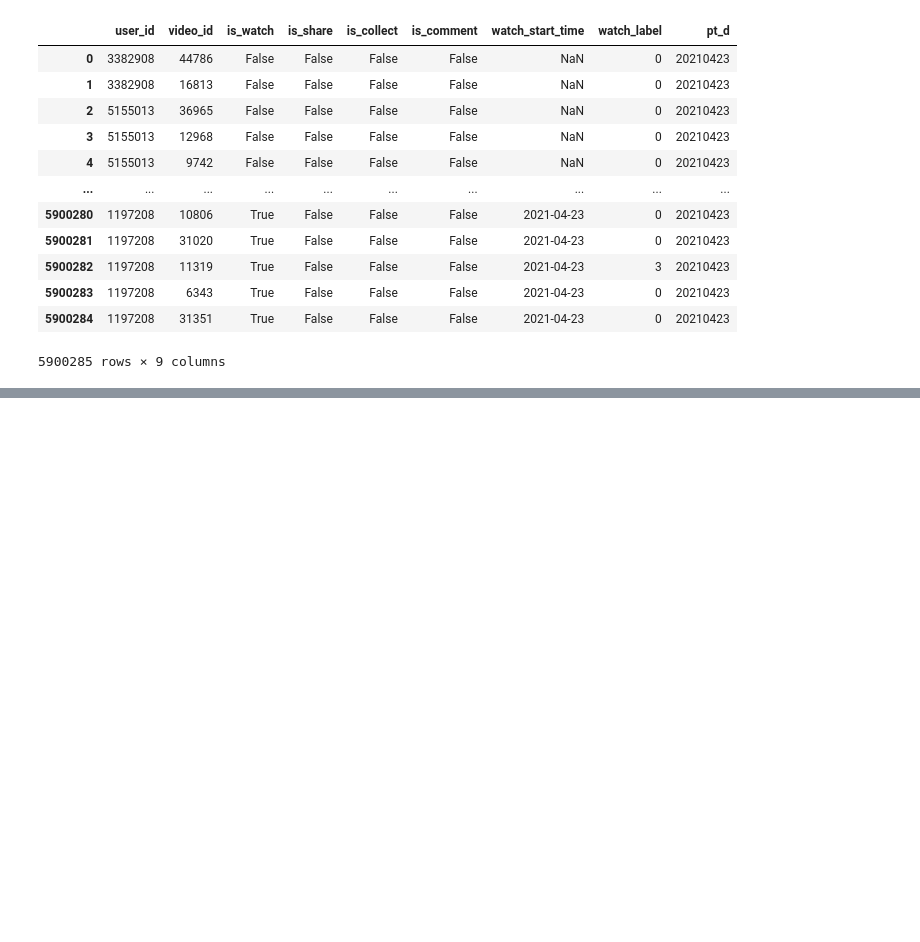
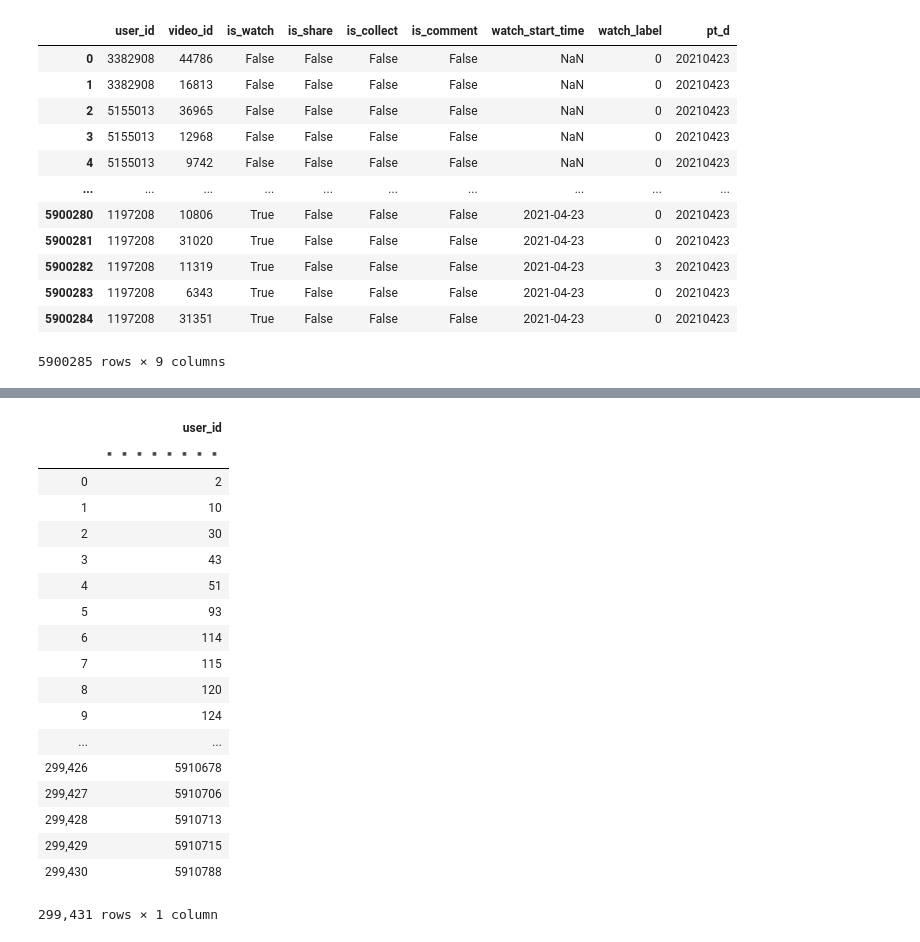
Before and after one commit to GZYZG/2021-digix-recommendation, a Jupyter notebook: embedding.ipynb, the cells around one changed output, grey strips where cells are left out. Saved outputs shown, nothing was run; the diff lists cells and outputs as text; code cells hidden in the pictures; blank space fills up the shorter version.

```diff
--- a/embedding.ipynb
+++ b/embedding.ipynb
@@ -318,0 +349,22 @@ tdf
+# %%
+dt.unique(all_action[dt.f.pt_d == 20210419, 'user_id'])
+# %% [output]
+|  | user_id |
+|  | ▪▪▪▪▪▪▪▪ |
+| 0 | 2 |
+| 1 | 10 |
+| 2 | 30 |
+| 3 | 43 |
+| 4 | 51 |
+| 5 | 93 |
+| 6 | 114 |
+| 7 | 115 |
+| 8 | 120 |
+| 9 | 124 |
+| ... | ... |
+| 299,426 | 5910678 |
+| 299,427 | 5910706 |
+| 299,428 | 5910713 |
+| 299,429 | 5910715 |
+| 299,430 | 5910788 |
+299,431 rows × 1 column
```
Also changed, not shown: parts of 9 cells of this notebook, 15 other files.
